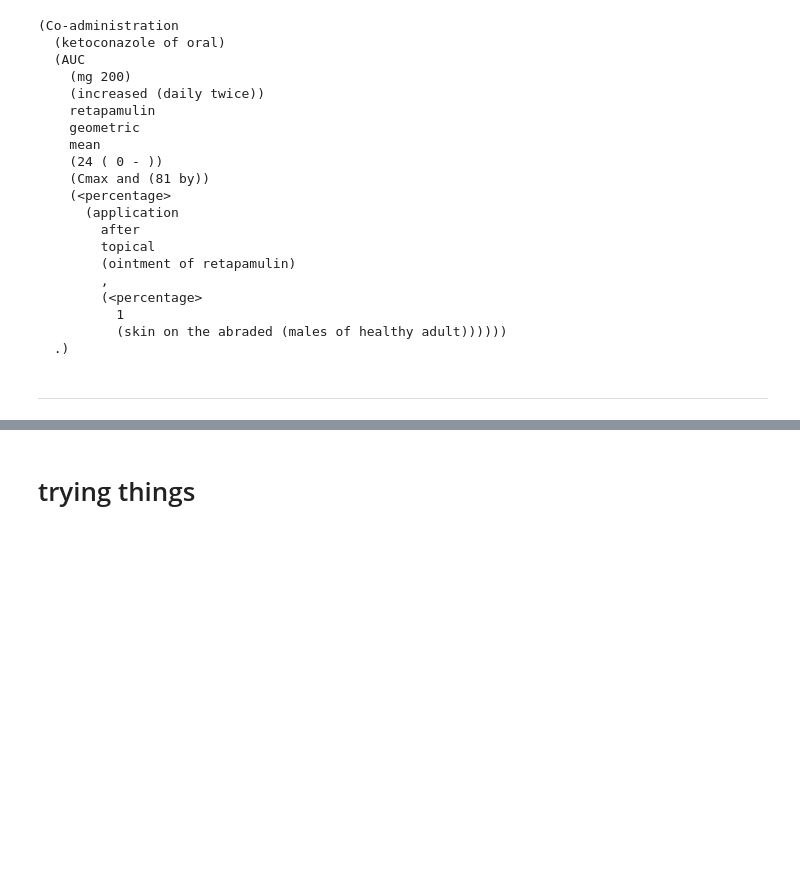
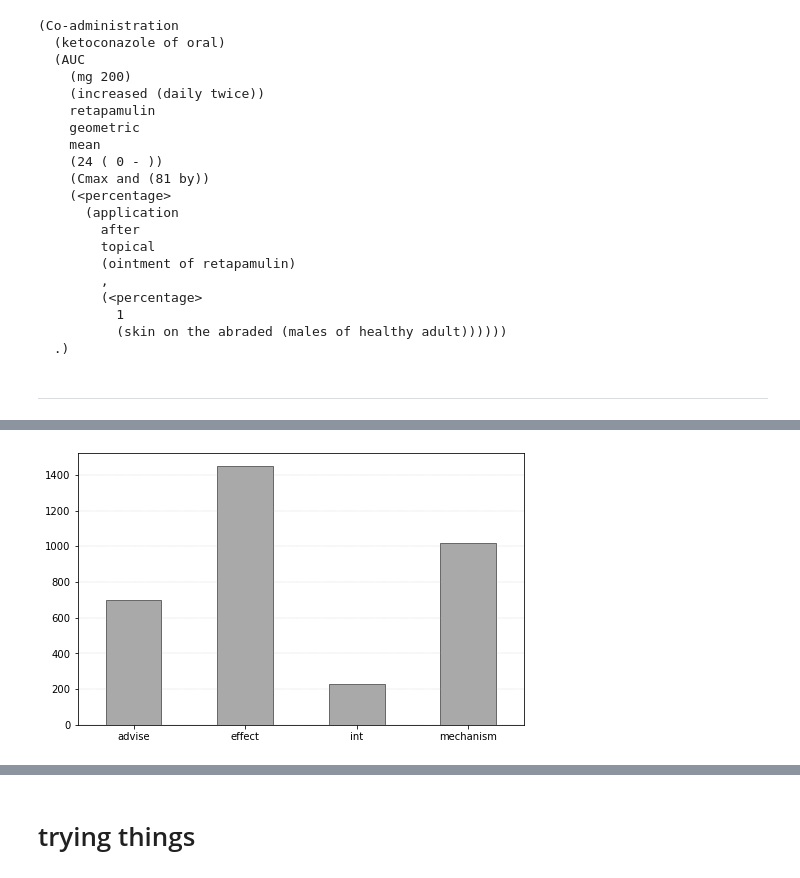
Before and after one commit to mponsclo/Advanced_Human_Language_Technologies, a Jupyter notebook: 2. DDI/EDA.ipynb, the cells around one changed output, grey strips where cells are left out. Cells and saved outputs as stored; diff of their text form; code cells hidden in the pictures; blank space fills up the shorter version.

```diff
--- a/2. DDI/EDA.ipynb
+++ b/2. DDI/EDA.ipynb
@@ -237,0 +259,18 @@ df.head()
+# %%
+#df['interaction'].unique()
+df_advise = df.loc[df['interaction']=='advise']
+df_effect = df.loc[df['interaction']=='effect']
+df_int = df.loc[df['interaction']=='int']
+df_mechanism = df.loc[df['interaction']=='mechanism']
+
+advise_count = df_advise.shape[0]
+effect_count = df_effect.shape[0]
+int_count = df_int.shape[0]
+mechanism_count = df_mechanism.shape[0]
+
+interaction_counts = pd.DataFrame(df.groupby('interaction').count()['e1'])
+ax = interaction_counts.plot.bar(figsize = (8,5), rot=0, legend = False, color='darkgrey', edgecolor='dimgray')
+ax.set_xlabel("")
+ax.yaxis.grid(color='darkgrey', linestyle=':', linewidth=0.4)
+# %% [output]
+[figure, added]
```
Also changed, not shown: parts of 35 cells of this notebook, 1 other file.
